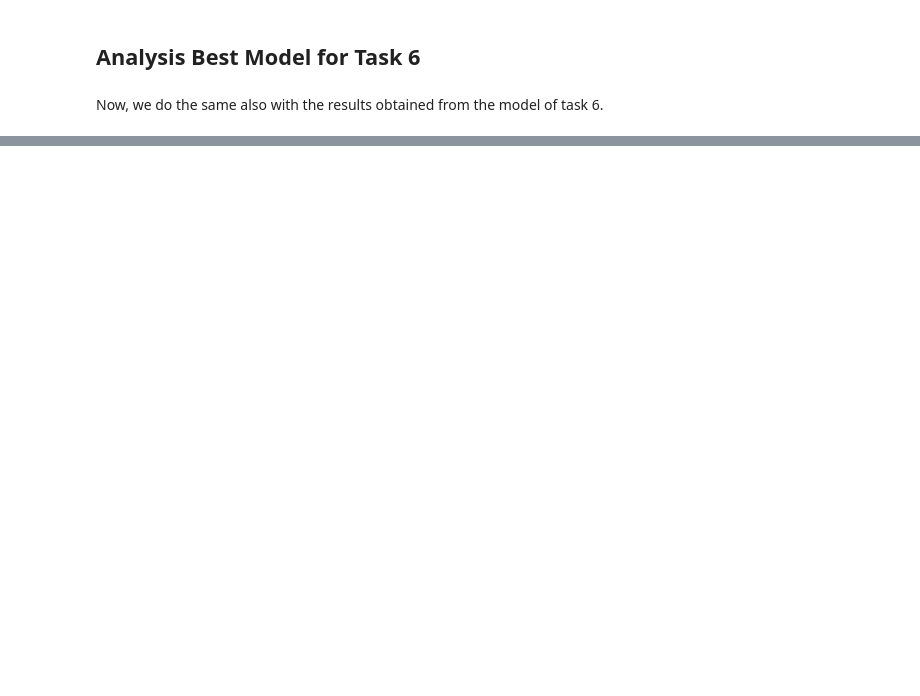
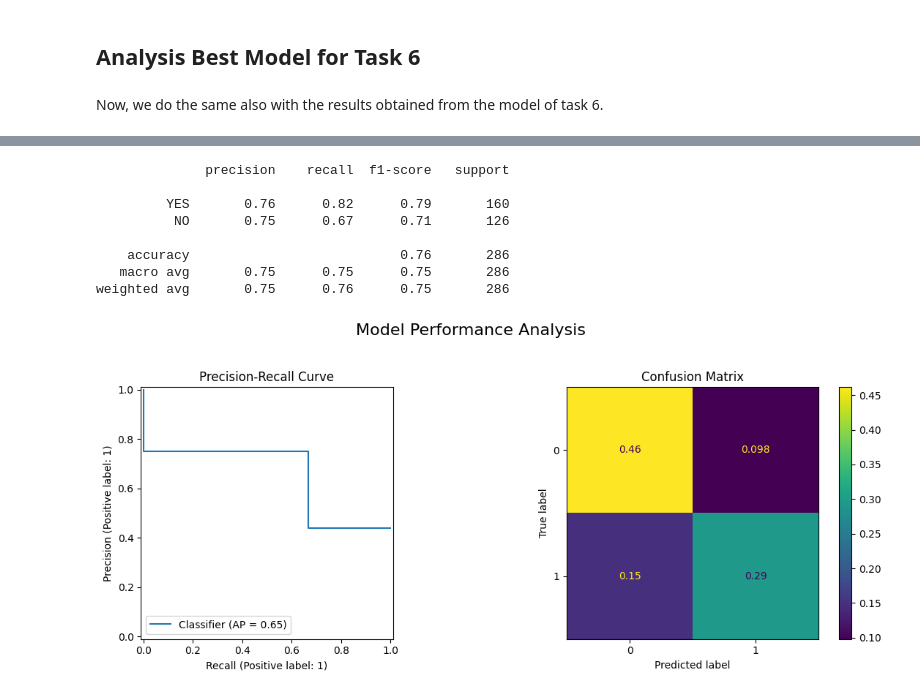
Before and after one commit to RiccardoRomeo01/NLP_Assignments, a Jupyter notebook: Assignment1.ipynb, the cells around one changed output, grey strips where cells are left out. Saved outputs shown, nothing was run; the diff lists cells and outputs as text; code cells hidden in the pictures; blank space fills up the shorter version.

Commit message:
finished several tasks and performed bonus-point-tasks

```diff
--- a/Assignment1.ipynb
+++ b/Assignment1.ipynb
@@ -1512,0 +2078,4 @@ plot_precision_recall_and_confusion(y_true = y_true_task6, y_pred = y_pred_task6
+# %%
+embedding_dimension = 100
+embedding_matrix = build_embedding_matrix(embedding_model, embedding_dimension, word_to_idx_train, len(word_to_idx_train), oov_terms_train)
+print(f"\nEmbedding matrix shape: {embedding_matrix.shape}")
@@ -1512,0 +2088,16 @@ plot_precision_recall_and_confusion(y_true = y_true_task6, y_pred = y_pred_task6
+# %%
+if best_model == 'model_base':
+    best_model_task5 = createModelBase(word_to_idx_train, embedding_dimension, embedding_matrix)
+if best_model == 'model_1':
+    best_model_task5 = createModel1(word_to_idx_train, embedding_dimension, embedding_matrix)
+
+
+epochs = 30
+
+best_model_task5.fit(X_train,
+          y_train,
+          epochs = epochs,
+          batch_size = 64,
+          validation_data = (X_val, y_val),
+          verbose = 0
+          )
@@ -1512,0 +2106,3 @@ plot_precision_recall_and_confusion(y_true = y_true_task6, y_pred = y_pred_task6
+# %%
+y_true_task5 = y_test
+y_pred_task5 = best_model_task5.predict(X_test, batch_size = 64, verbose=2)
@@ -1512,0 +2111,17 @@ plot_precision_recall_and_confusion(y_true = y_true_task6, y_pred = y_pred_task6
+# %%
+y_pred_task5 = np.where(y_pred_task5 >= 0.5, 1, 0)
+# %%
+evaluate_classification(y_true = y_true_task5, y_pred = y_pred_task5)
+y_true_task5 = y_true_task5.flatten()
+y_pred_task5 = y_pred_task5.flatten()
+plot_precision_recall_and_confusion(y_true = y_true_task5, y_pred = y_pred_task5)
+# %% [output]
+              precision    recall  f1-score   support
+
+         YES       0.76      0.82      0.79       160
+          NO       0.75      0.67      0.71       126
+
+    accuracy                           0.76       286
+   macro avg       0.75      0.75      0.75       286
+weighted avg       0.75      0.76      0.75       286
+[figure, added]
```
Also changed, not shown: parts of 103 cells of this notebook.
